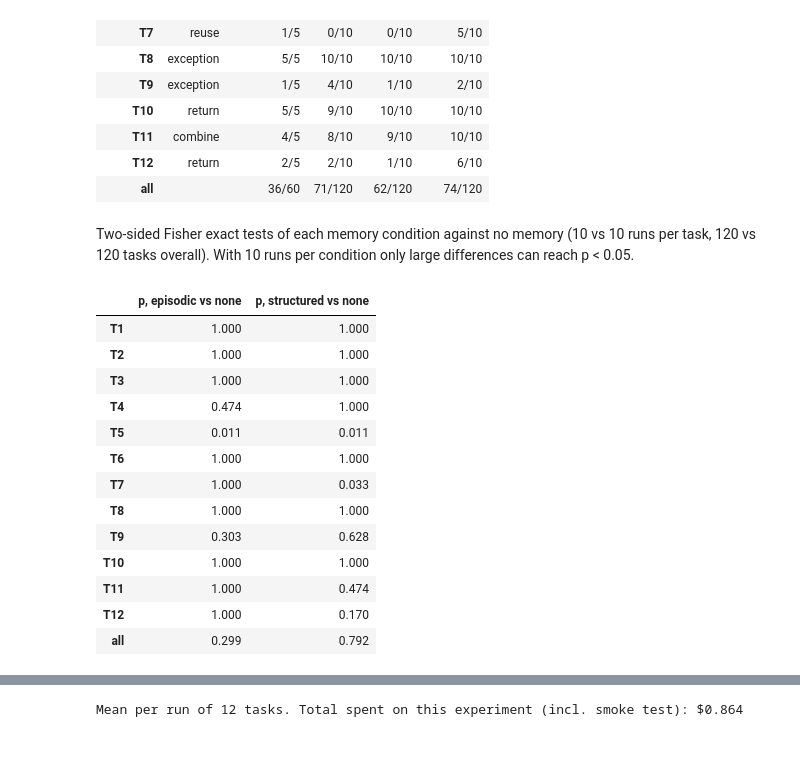
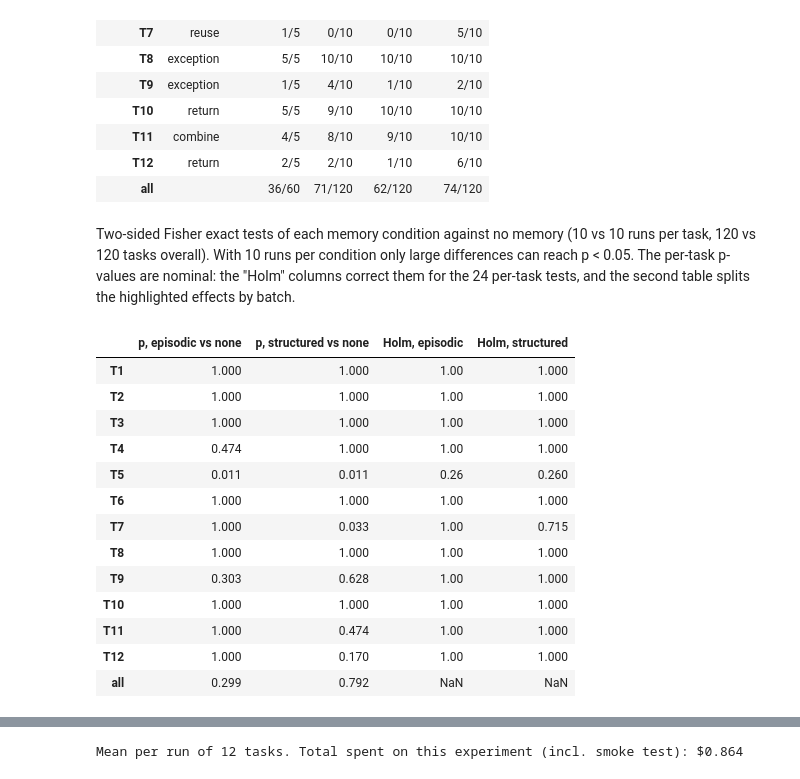
Before and after one commit to QianhengZhang/CS839-agent-memory, a Jupyter notebook: hw1_memory.ipynb, the cells around one changed output, grey strips where cells are left out. Saved outputs shown, nothing was run; the diff lists cells and outputs as text; code cells hidden in the pictures; blank space fills up the shorter version.

```diff
--- a/hw1_memory.ipynb
+++ b/hw1_memory.ipynb
@@ -305,42 +305,57 @@ table
 | T12 | return | 2/5 | 2/10 | 1/10 | 6/10 |
 | all |  | 36/60 | 71/120 | 62/120 | 74/120 |
 # %% [markdown]
-Two-sided Fisher exact tests of each memory condition against no memory (10 vs 10 runs per task, 120 vs 120 tasks overall). With 10 runs per condition only large differences can reach p < 0.05.
+Two-sided Fisher exact tests of each memory condition against no memory (10 vs 10 runs per task, 120 vs 120 tasks overall). With 10 runs per condition only large differences can reach p < 0.05. The per-task p-values are nominal: the "Holm" columns correct them for the 24 per-task tests, and the second table splits the highlighted effects by batch.
 # %%
 import math
 
 
 def fisher_p(a, n1, b, n2):
     # two-sided Fisher exact test for a/n1 vs b/n2 successes
     k, n = a + b, n1 + n2
     prob = lambda x: math.comb(n1, x) * math.comb(n2, k - x) / math.comb(n, k)
     observed = prob(a)
     return sum(prob(x) for x in range(max(0, k - n2), min(k, n1) + 1) if prob(x) <= observed * (1 + 1e-9))
 
 
 k_n = df.groupby(["task", "condition"])["correct"].agg(["sum", "count"]).astype(int)
 tot = df.groupby("condition")["correct"].agg(["sum", "count"]).astype(int)
 sig = pd.DataFrame(
     {f"p, {c} vs none": [fisher_p(k_n.loc[(tid, c), "sum"], k_n.loc[(tid, c), "count"],
                                   k_n.loc[(tid, "none"), "sum"], k_n.loc[(tid, "none"), "count"]) for tid in ORDER]
      for c in ("episodic", "structured")}, index=ORDER)
+
+
+def holm(pvalues):
+    order = sorted(range(len(pvalues)), key=lambda i: pvalues[i])
+    adjusted, running = [0.0] * len(pvalues), 0.0
+    for rank, i in enumerate(order):
+        running = max(running, min(1.0, (len(pvalues) - rank) * pvalues[i]))
+        adjusted[i] = running
+    return adjusted
+
+
+raw_cols = list(sig.columns)
+adjusted = holm(sig[raw_cols].to_numpy().T.ravel().tolist())
+for j, c in enumerate(("episodic", "structured")):
+    sig[f"Holm, {c}"] = adjusted[j * len(ORDER):(j + 1) * len(ORDER)]
 sig.loc["all"] = [fisher_p(tot.loc[c, "sum"], tot.loc[c, "count"], tot.loc["none", "sum"], tot.loc["none", "count"])
-                  for c in ("episodic", "structured")]
+                  for c in ("episodic", "structured")] + [None, None]
 sig = sig.round(3)
 sig.to_csv("results/fisher_by_task.csv")
 sig
 # %% [output]
-|  | p, episodic vs none | p, structured vs none |
-| T1 | 1.000 | 1.000 |
-| T2 | 1.000 | 1.000 |
-| T3 | 1.000 | 1.000 |
-| T4 | 0.474 | 1.000 |
-| T5 | 0.011 | 0.011 |
-| T6 | 1.000 | 1.000 |
-| T7 | 1.000 | 0.033 |
-| T8 | 1.000 | 1.000 |
-| T9 | 0.303 | 0.628 |
-| T10 | 1.000 | 1.000 |
-| T11 | 1.000 | 0.474 |
-| T12 | 1.000 | 0.170 |
-| all | 0.299 | 0.792 |
+|  | p, episodic vs none | p, structured vs none | Holm, episodic | Holm, structured |
+| T1 | 1.000 | 1.000 | 1.00 | 1.000 |
+| T2 | 1.000 | 1.000 | 1.00 | 1.000 |
+| T3 | 1.000 | 1.000 | 1.00 | 1.000 |
+| T4 | 0.474 | 1.000 | 1.00 | 1.000 |
+| T5 | 0.011 | 0.011 | 0.26 | 0.260 |
+| T6 | 1.000 | 1.000 | 1.00 | 1.000 |
+| T7 | 1.000 | 0.033 | 1.00 | 0.715 |
+| T8 | 1.000 | 1.000 | 1.00 | 1.000 |
+| T9 | 0.303 | 0.628 | 1.00 | 1.000 |
+| T10 | 1.000 | 1.000 | 1.00 | 1.000 |
+| T11 | 1.000 | 0.474 | 1.00 | 1.000 |
+| T12 | 1.000 | 0.170 | 1.00 | 1.000 |
+| all | 0.299 | 0.792 | NaN | NaN |
```
Also changed, not shown: parts of 6 cells of this notebook, 2 other files.
